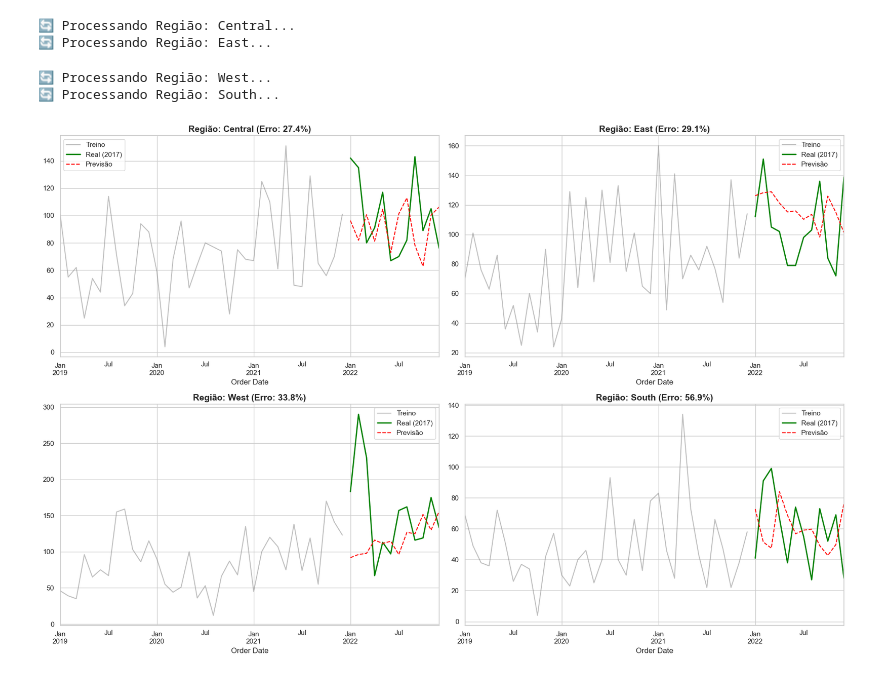
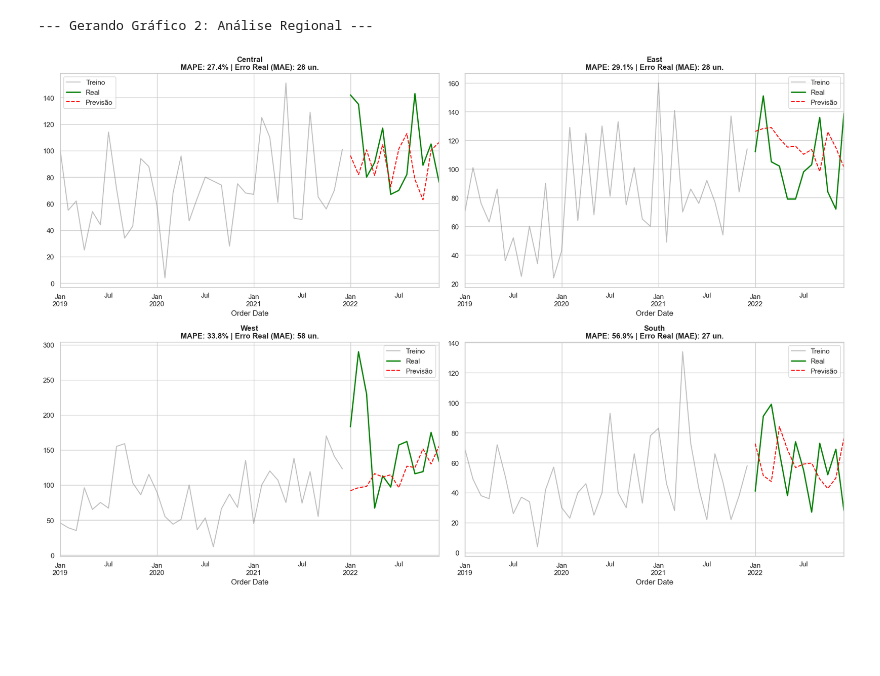
Before and after one commit to pedropaivasanrj-alt/Forecasting-de-Vendas, a Jupyter notebook: notebooks/3.0-modelagem.ipynb, the cells around one changed output. Saved outputs shown, nothing was run; the diff lists cells and outputs as text; code cells hidden in the pictures; blank space fills up the shorter version.

```diff
--- a/notebooks/3.0-modelagem.ipynb
+++ b/notebooks/3.0-modelagem.ipynb
@@ -39,0 +61,18 @@ Regiões disponíveis: ['Central' 'East' 'West' 'South']
+# %%
+print("\n--- Gerando Gráfico 1: Hipótese Inicial ---")
+
+modelo_add = ExponentialSmoothing(treino, trend='add', seasonal='add', seasonal_periods=12).fit()
+pred_add = modelo_add.forecast(steps=12)
+
+modelo_mul = ExponentialSmoothing(treino, trend='add', seasonal='mul', seasonal_periods=12).fit()
+pred_mul = modelo_mul.forecast(steps=12)
+
+fig, ax = plt.subplots(figsize=(16, 6))
+treino.plot(ax=ax, label='Histórico', color='gray', alpha=0.4)
+teste.plot(ax=ax, label=f'Real ({ano_atual_teste})', color='green', linewidth=2)
+pred_add.plot(ax=ax, label='Aditivo (Baseline)', color='blue', linestyle='--')
+pred_mul.plot(ax=ax, label='Multiplicativo', color='red', linestyle=':', alpha=0.7)
+plt.title(f'Fase 1: Escolha do Modelo Global ({ano_atual_teste})', fontsize=16)
+plt.legend()
+plt.savefig('grafico_1_global.png', dpi=300)
+plt.show()
@@ -40,53 +82,35 @@ Regiões disponíveis: ['Central' 'East' 'West' 'South']
 # %%
-resultados = []
+print("\n--- Gerando Gráfico 2: Análise Regional ---")
+
 regions = df['Region'].unique()
-
-# Prepara a grade de gráficos (2 linhas, 2 colunas)
 fig, axes = plt.subplots(2, 2, figsize=(18, 12))
-axes = axes.flatten() # Facilita acessar os gráficos pelo índice 0, 1, 2, 3
+axes = axes.flatten()
 
 for i, region in enumerate(regions):
-    print(f"🔄 Processando Região: {region}...")
+    # ETL Local
+    df_region = df[df['Region'] == region].set_index('Order Date')['Quantity'].resample('MS').sum()
+    treino_reg = df_region.iloc[:-12]
+    teste_reg = df_region.iloc[-12:]
 
-    # 1. Filtrar e Transformar (ETL Local)
-    # Pegamos só a região atual e agrupamos por mês
-    df_region = df[df['Region'] == region].set_index('Order Date')['Quantity'].resample('MS').sum()
+    # Modelo Regional
+    modelo_reg = ExponentialSmoothing(treino_reg, trend='add', seasonal='add', seasonal_periods=12).fit()
+    pred_reg = modelo_reg.forecast(steps=12)
 
-    # 2. Divisão Treino/Teste (Últimos 12 meses para teste)
-    treino = df_region.iloc[:-12]
-    teste = df_region.iloc[-12:]
+    # Métricas
+    mape = mean_absolute_percentage_error(teste_reg, pred_reg) * 100
+    mae = mean_absolute_error(teste_reg, pred_reg)
 
-    # 3. Treinar Modelo (Holt-Winters Aditivo)
-    # Usamos o Aditivo pois venceu a batalha global
-    modelo = ExponentialSmoothing(
-        treino,
-        trend='add',
-        seasonal='add',
-        seasonal_periods=12
-    ).fit()
-
-    # 4. Prever
-    previsao = modelo.forecast(steps=12)
-
-    # 5. Calcular Erro (MAPE)
-    # Fórmula: Média do |(Real - Previsto) / Real|
-    mape = np.mean(np.abs((teste - previsao) / teste)) * 100
-    resultados.append({'Região': region, 'Erro (MAPE)': f"{mape:.2f}%"})
-
-    # 6. Plotar no quadradinho certo
+    # Plot
     ax = axes[i]
-    treino.plot(ax=ax, label='Treino', color='gray', alpha=0.5)
-    teste.plot(ax=ax, label='Real (2017)', color='green', linewidth=2)
-    previsao.plot(ax=ax, label='Previsão', color='red', linestyle='--')
-
-    ax.set_title(f"Região: {region} (Erro: {mape:.1f}%)", fontsize=14, fontweight='bold')
+    treino_reg.plot(ax=ax, label='Treino', color='gray', alpha=0.5)
+    teste_reg.plot(ax=ax, label='Real', color='green', linewidth=2)
+    pred_reg.plot(ax=ax, label='Previsão', color='red', linestyle='--')
+    ax.set_title(f"{region}\nMAPE: {mape:.1f}% | Erro Real (MAE): {mae:.0f} un.", fontsize=12, fontweight='bold')
     ax.legend()
 
 plt.tight_layout()
+plt.savefig('grafico_2_regional.png', dpi=300)
 plt.show()
 # %% [output]
-🔄 Processando Região: Central...
-🔄 Processando Região: East...
+--- Gerando Gráfico 2: Análise Regional ---
-🔄 Processando Região: West...
-🔄 Processando Região: South...
-[figure, old version]
+[figure, new version]
```
Also changed, not shown: parts of 8 cells of this notebook, 8 other files.
